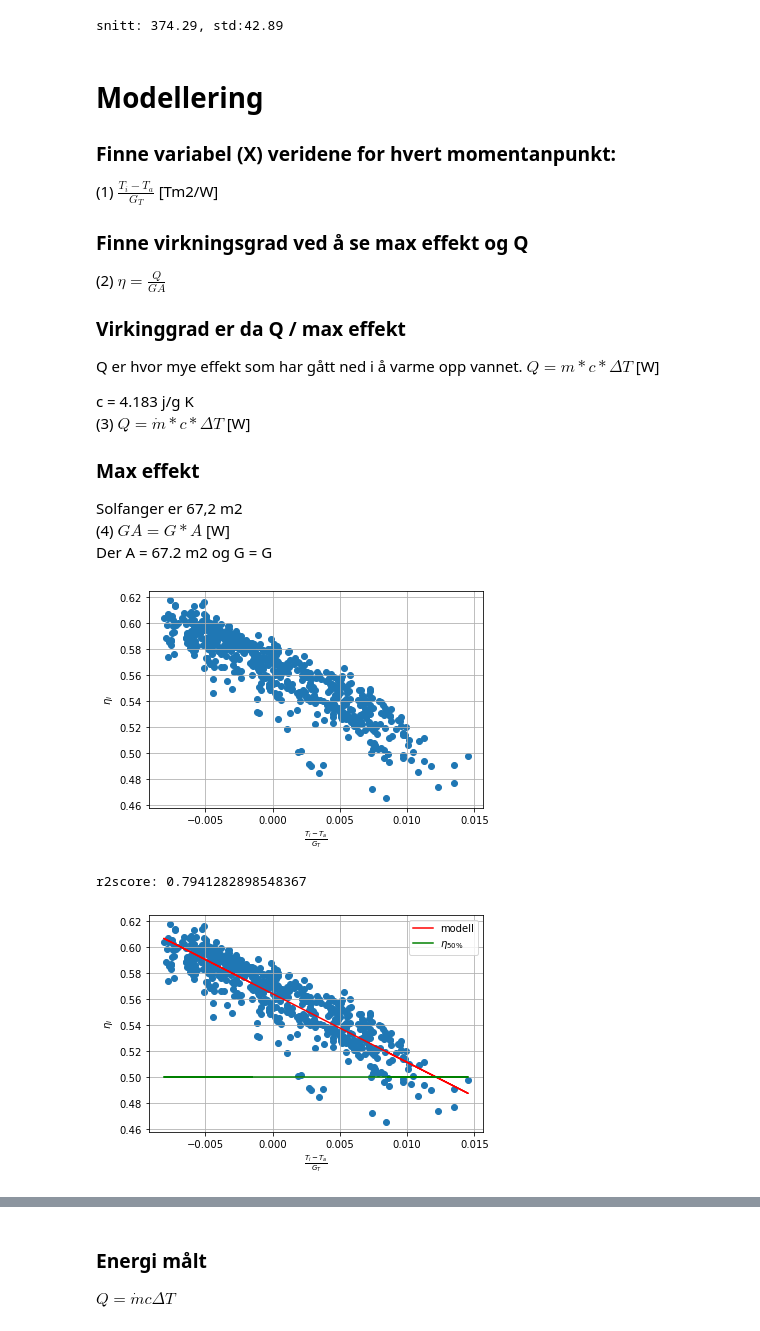
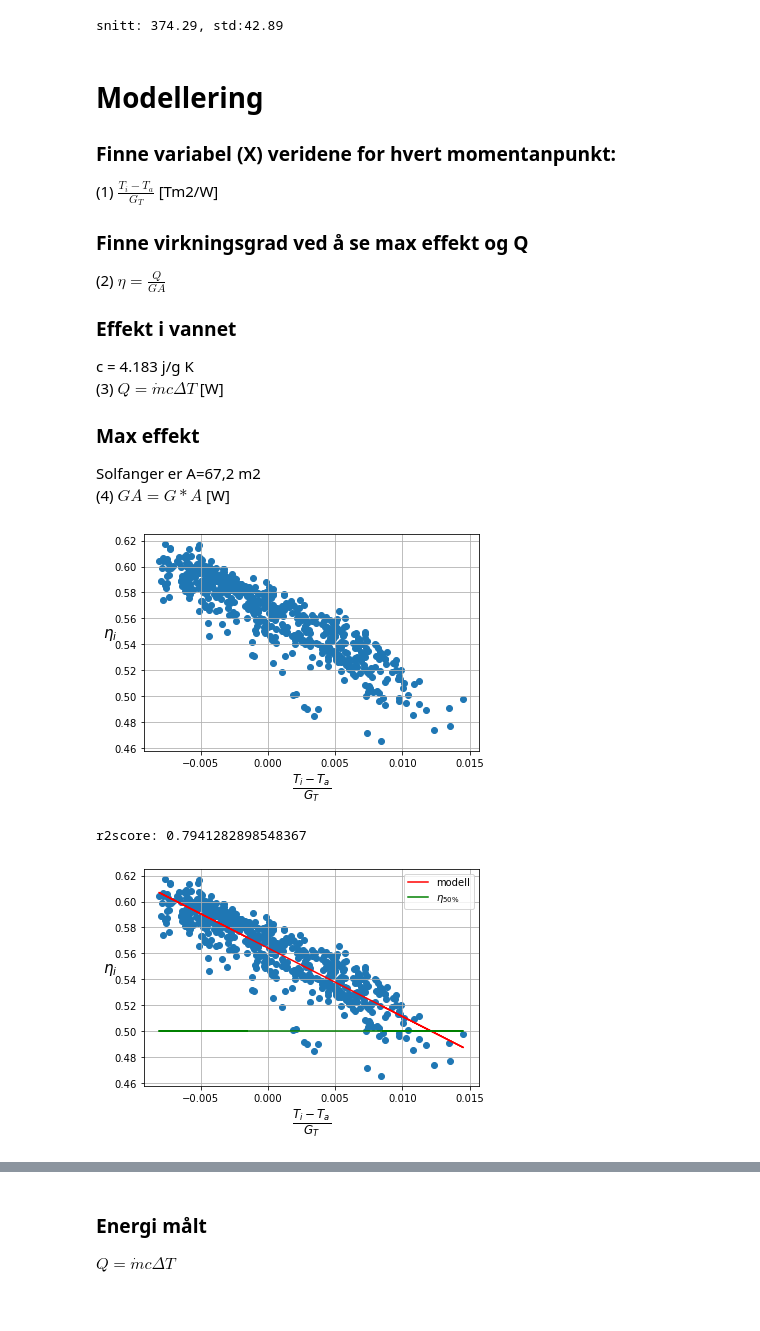
Before and after one commit to stianteien/FYS375-Solcelle, a Jupyter notebook: Databehandling.ipynb, the cells around one changed output, grey strips where cells are left out. Cells and saved outputs as stored; diff of their text form; code cells hidden in the pictures.

```diff
--- a/Databehandling.ipynb
+++ b/Databehandling.ipynb
@@ -102,16 +110,13 @@ snitt: 374.29, std:42.89
 (2) $\eta = \frac{Q}{GA}$
 
 
-### Virkinggrad er da Q / max effekt
-Q er hvor mye effekt som har gått ned i å varme opp vannet. $Q = m * c * \Delta T$  [W]
-
+### Effekt i vannet
 c = 4.183 j/g K
-(3) $Q = \dot{m} * c * \Delta T $ [W]
+(3) $Q = \dot{m} c \Delta T $ [W]
 
 ### Max effekt
-Solfanger er 67,2 m2
+Solfanger er A=67,2 m2
 (4) $GA = G * A $  [W]
-Der A = 67.2 m2 og G = G
 # %%
 def formulas(femtenmin_split):
     X = []
@@ -143,9 +148,9 @@ X, Q, GA, n = formulas(ready_15_min_intervall)
 # %%
 plt.scatter(X[n>0.2],n[n>0.2])
 plt.grid()
-plt.xlabel("$\\frac{T_{i} - T_{a}}{G_{T}}$")
-plt.ylabel("$\eta_{i}$")
+plt.xlabel("$\\frac{T_{i} - T_{a}}{G_{T}}$", fontsize=17)
+plt.ylabel("$\eta_{i}$", fontsize=15).set_rotation(0)
 plt.show()
 # %% [output]
-[figure, old version]
+[figure, new version]
 # %%
@@ -161,10 +165,10 @@ plt.scatter(X[n>0.2],n[n>0.2])
 plt.plot(X[n>0.2],pred, c="red", label="modell")
 plt.plot(X[n>0.2],[0.5 for i in range(len(pred))], c="green", label="$\eta_{50\%}$")
 plt.grid()
-plt.xlabel("$\\frac{T_{i} - T_{a}}{G_{T}}$")
-plt.ylabel("$\eta_{i}$")
+plt.xlabel("$\\frac{T_{i} - T_{a}}{G_{T}}$", fontsize=17)
+plt.ylabel("$\eta_{i}$", fontsize=15).set_rotation(0)
 plt.legend()
 plt.show()
 # %% [output]
-[figure, old version]
+[figure, new version]
 # %%
```
Also changed, not shown: parts of 14 cells of this notebook, 3 other files.
